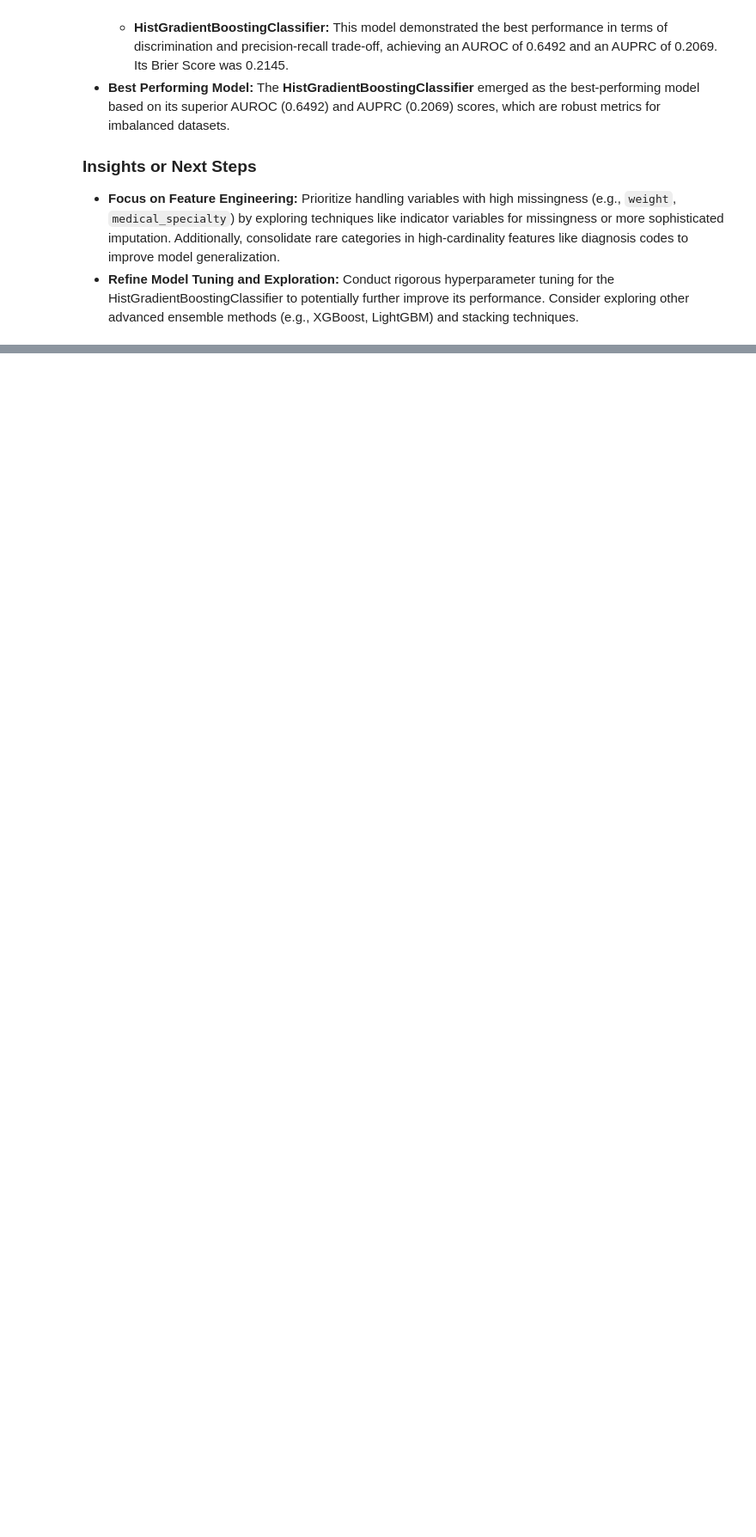
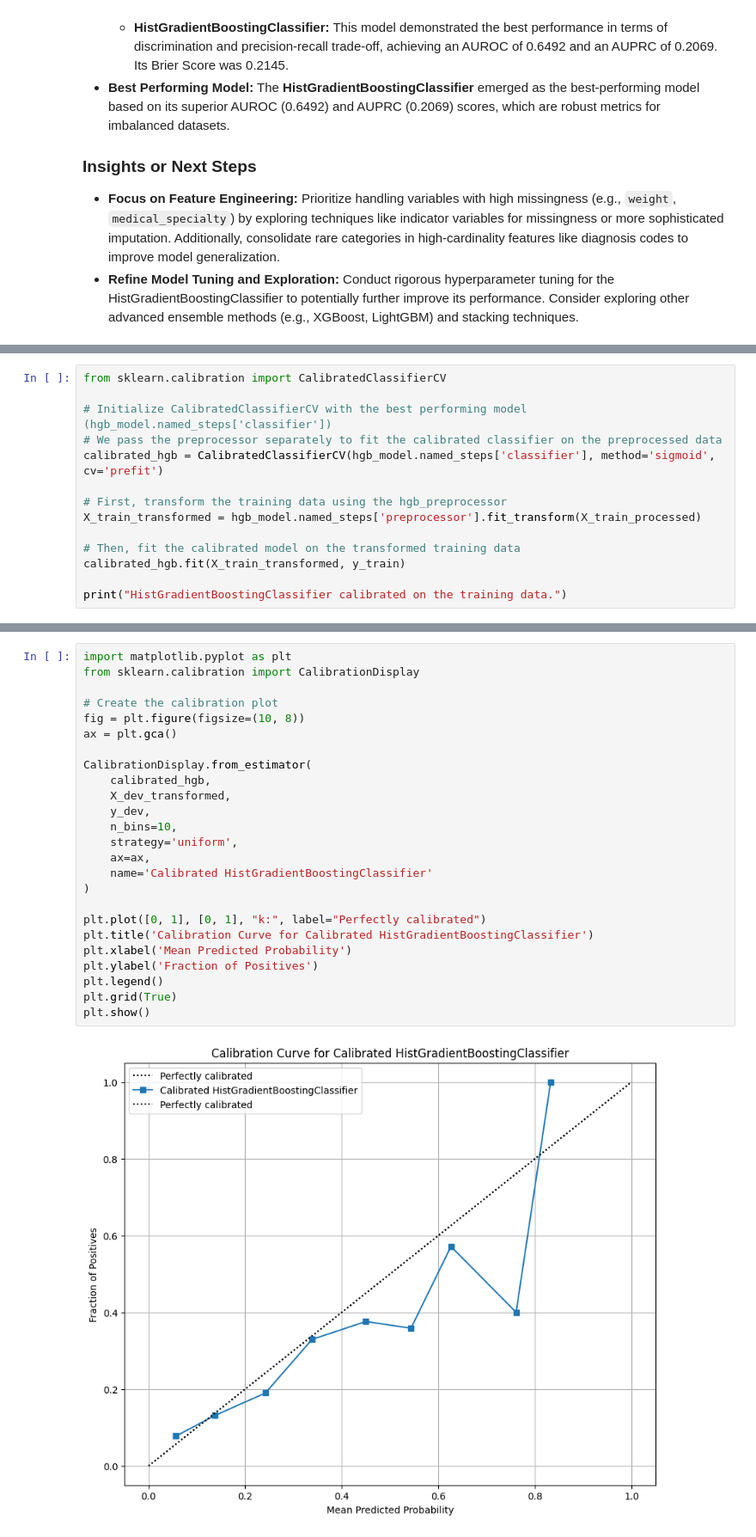
Before and after one commit to joezein71/AIHC-5010-Winter-2026, a Jupyter notebook: 20260122_assignment1_colab_workflow_zein.ipynb, the cells around one changed output, grey strips where cells are left out. Shown at 86% size. Drawn from its saved outputs; the diff is of its cells as text; blank space fills up the shorter version.

```diff
--- a/20260122_assignment1_colab_workflow_zein.ipynb
+++ b/20260122_assignment1_colab_workflow_zein.ipynb
@@ -2284,0 +2290,14 @@ Summarize the best performing model based on the comparison and discuss potentia
+# %%
+from sklearn.calibration import CalibratedClassifierCV
+
+# Initialize CalibratedClassifierCV with the best performing model (hgb_model.named_steps['classifier'])
+# We pass the preprocessor separately to fit the calibrated classifier on the preprocessed data
+calibrated_hgb = CalibratedClassifierCV(hgb_model.named_steps['classifier'], method='sigmoid', cv='prefit')
+
+# First, transform the training data using the hgb_preprocessor
+X_train_transformed = hgb_model.named_steps['preprocessor'].fit_transform(X_train_processed)
+
+# Then, fit the calibrated model on the transformed training data
+calibrated_hgb.fit(X_train_transformed, y_train)
+
+print("HistGradientBoostingClassifier calibrated on the training data.")
@@ -2284,0 +2438,27 @@ Summarize the best performing model based on the comparison and discuss potentia
+# %%
+import matplotlib.pyplot as plt
+from sklearn.calibration import CalibrationDisplay
+
+# Create the calibration plot
+fig = plt.figure(figsize=(10, 8))
+ax = plt.gca()
+
+CalibrationDisplay.from_estimator(
+    calibrated_hgb,
+    X_dev_transformed,
+    y_dev,
+    n_bins=10,
+    strategy='uniform',
+    ax=ax,
+    name='Calibrated HistGradientBoostingClassifier'
+)
+
+plt.plot([0, 1], [0, 1], "k:", label="Perfectly calibrated")
+plt.title('Calibration Curve for Calibrated HistGradientBoostingClassifier')
+plt.xlabel('Mean Predicted Probability')
+plt.ylabel('Fraction of Positives')
+plt.legend()
+plt.grid(True)
+plt.show()
+# %% [output]
+[figure, added]
```
Also changed, not shown: parts of 17 cells of this notebook.
